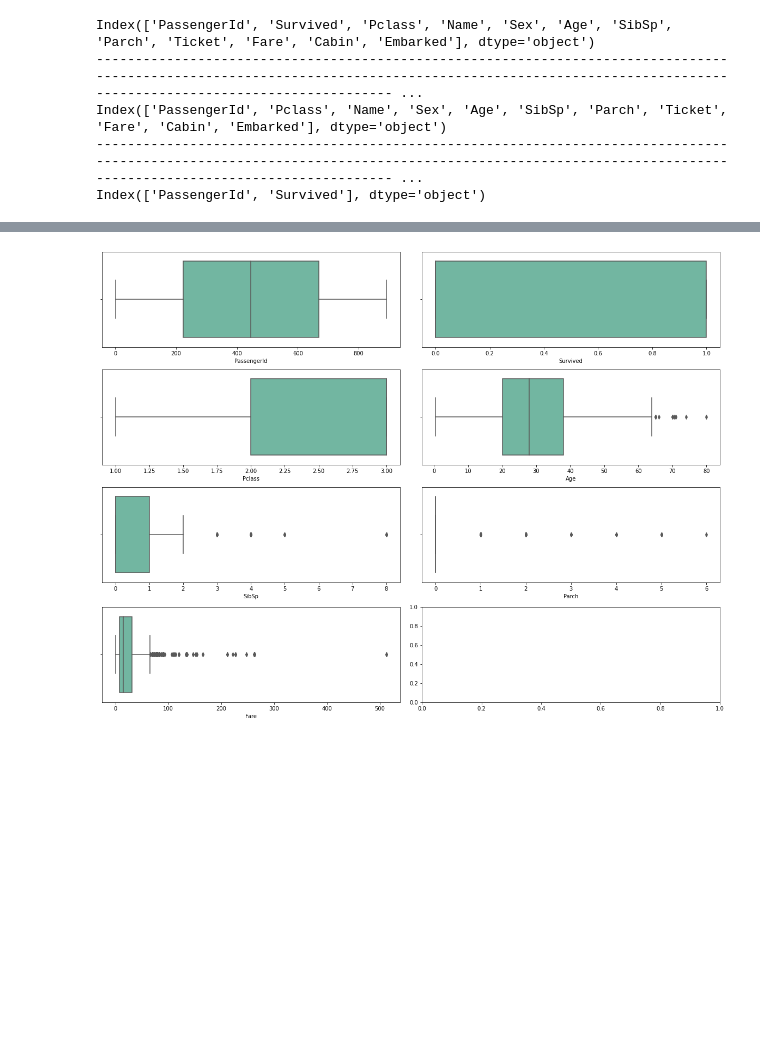
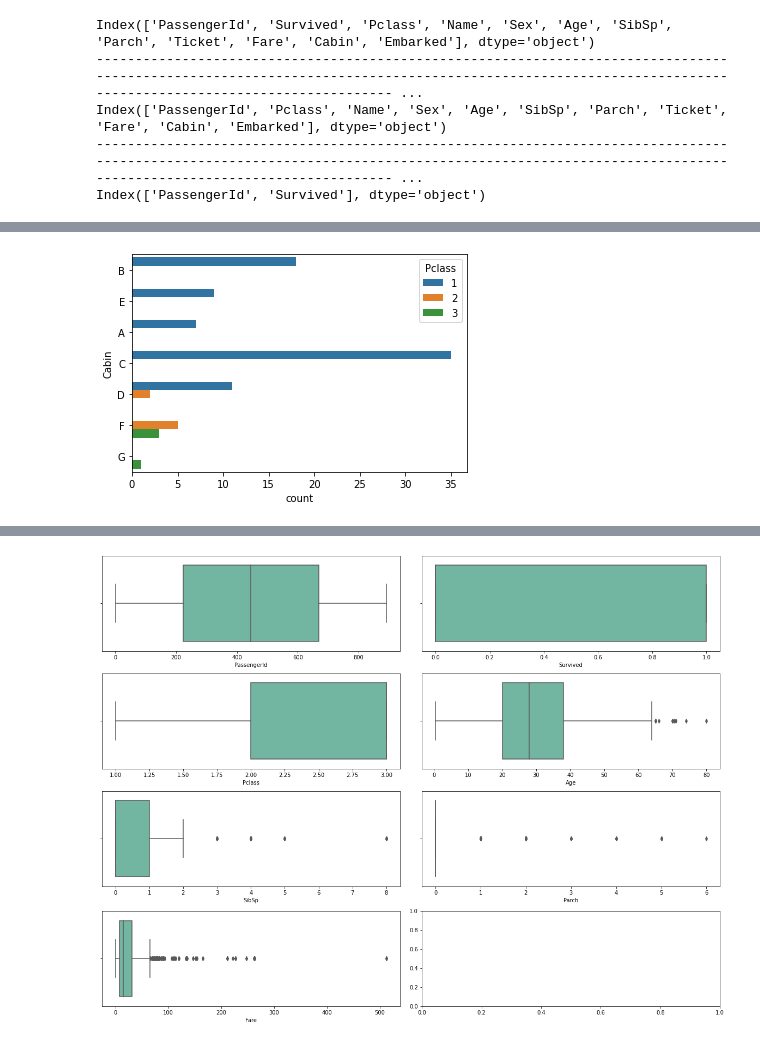
Before and after one commit to AshbeeKim/Kaggle_Task, a Jupyter notebook: titanic.ipynb, the cells around one changed output, grey strips where cells are left out. Saved outputs shown, nothing was run; the diff lists cells and outputs as text; code cells hidden in the pictures; blank space fills up the shorter version.

```diff
--- a/titanic.ipynb
+++ b/titanic.ipynb
@@ -47,3 +47,5 @@ test = pd.read_csv('./test.csv')
 gendersubmisssion = pd.read_csv('./gender_submission.csv')
 
 data = train.copy()
+df = test.copy()
+target = gendersubmisssion.copy()
@@ -128,0 +167,3 @@ dtype: int64
+# %%
+data['Age'] = data['Age'].fillna(data.Age.median())
+df['Age'] = df['Age'].fillna(df.Age.median())
@@ -128,0 +324,5 @@ dtype: int64
+# %%
+sns.countplot(y='Cabin',hue='Pclass',data=df)
+plt.show()
+# %% [output]
+[figure, added]
```
Also changed, not shown: parts of 77 cells of this notebook.
